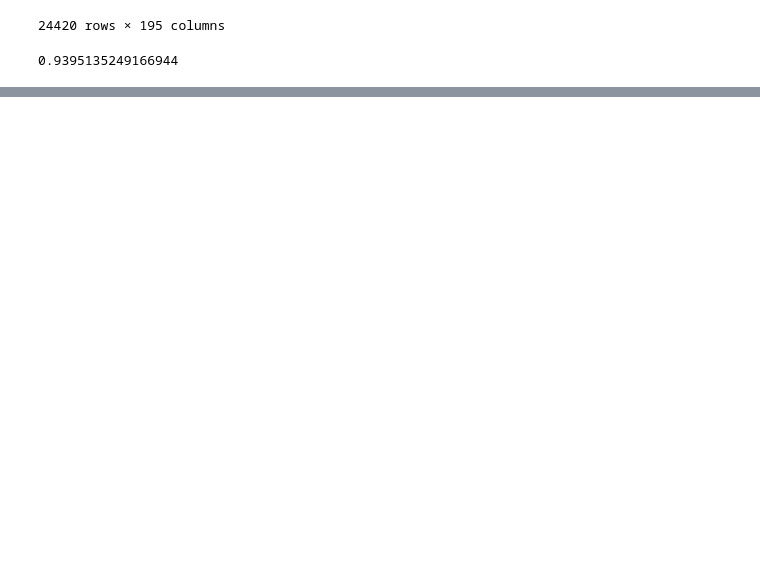
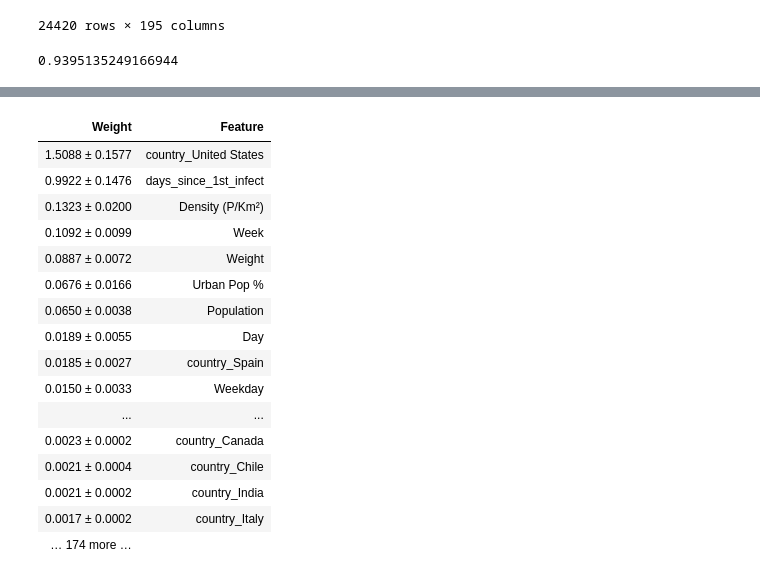
Before and after one commit to acquayefrank/MLDM2020-Project, a Jupyter notebook: experiments_random_forest_regressor.ipynb, the cells around one changed output, grey strips where cells are left out. Saved outputs shown, nothing was run; the diff lists cells and outputs as text; code cells hidden in the pictures; blank space fills up the shorter version.

```diff
--- a/experiments_random_forest_regressor.ipynb
+++ b/experiments_random_forest_regressor.ipynb
@@ -130,0 +169,21 @@ score_time_split
+# %%
+perm = PermutationImportance(randomforest, cv = None, refit = False, n_iter = 50).fit(x_time_split_f, y_time_split_f)
+eli5.show_weights(perm, feature_names= list(x_time_split_cc))
+# %% [output]
+| Weight | Feature |
+| 1.5088 ± 0.1577 | country_United States |
+| 0.9922 ± 0.1476 | days_since_1st_infect |
+| 0.1323 ± 0.0200 | Density (P/Km²) |
+| 0.1092 ± 0.0099 | Week |
+| 0.0887 ± 0.0072 | Weight |
+| 0.0676 ± 0.0166 | Urban Pop % |
+| 0.0650 ± 0.0038 | Population |
+| 0.0189 ± 0.0055 | Day |
+| 0.0185 ± 0.0027 | country_Spain |
+| 0.0150 ± 0.0033 | Weekday |
+| ... | ... |
+| 0.0023 ± 0.0002 | country_Canada |
+| 0.0021 ± 0.0004 | country_Chile |
+| 0.0021 ± 0.0002 | country_India |
+| 0.0017 ± 0.0002 | country_Italy |
+| … 174 more … |  |
```
Also changed, not shown: parts of 10 cells of this notebook, 8 other files.
